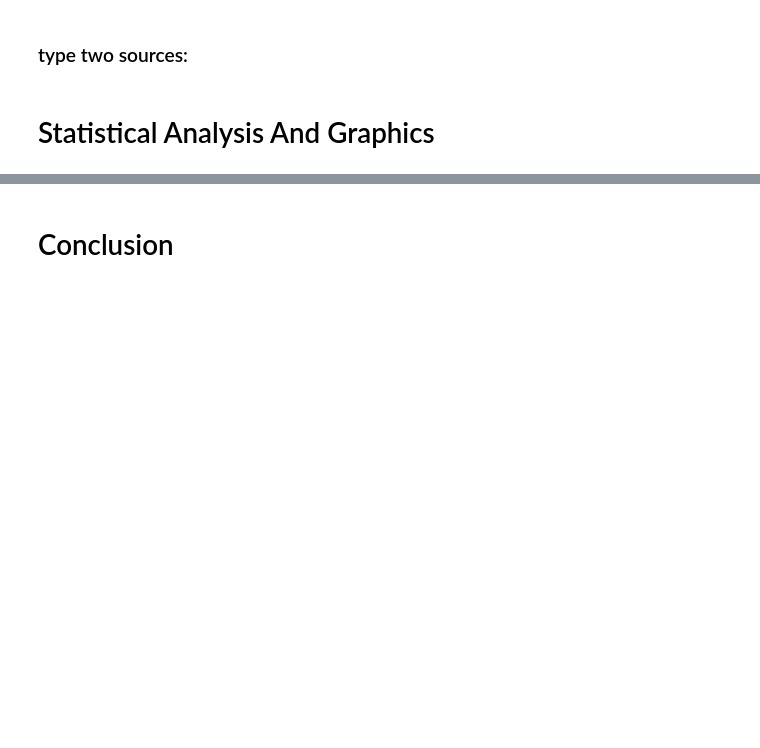
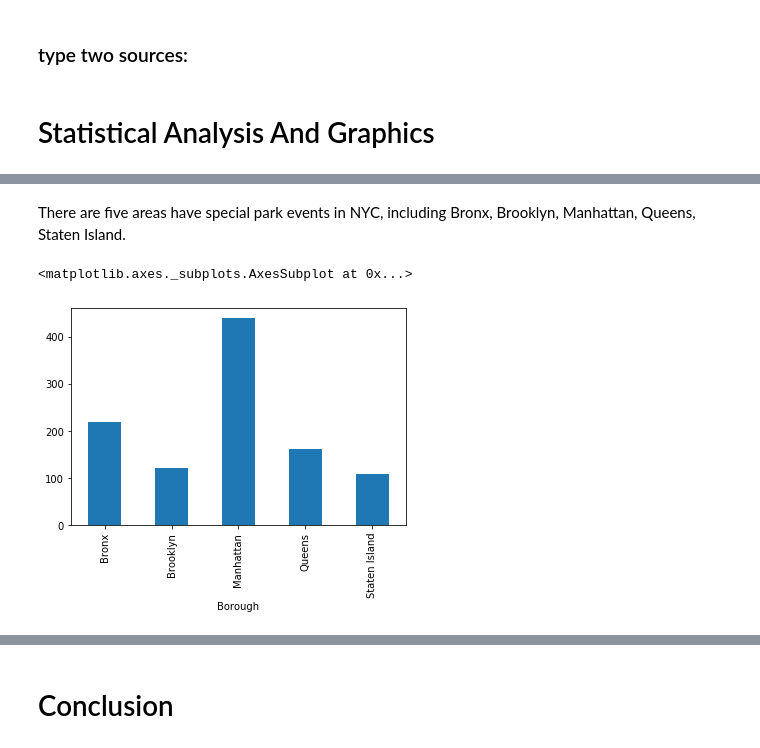
Before and after one commit to mandy941/final, a Jupyter notebook: M_Yang_proposal.ipynb, the cells around one changed output, grey strips where cells are left out. Cells and saved outputs as stored; diff of their text form; code cells hidden in the pictures; blank space fills up the shorter version.

```diff
--- a/M_Yang_proposal.ipynb
+++ b/M_Yang_proposal.ipynb
@@ -74,0 +65,8 @@ min(df0['Date and Time'])
+# %% [markdown]
+There are five areas have special park events in NYC, including Bronx, Brooklyn, Manhattan, Queens, Staten Island.
+# %%
+# use the bar chart to see the special park events' comparesion among different areas in NYC
+location['Unit'].plot(kind = 'bar')
+# %% [output]
+<matplotlib.axes._subplots.AxesSubplot at 0x...>
+[figure, added]
```
Also changed, not shown: parts of 14 cells of this notebook.
